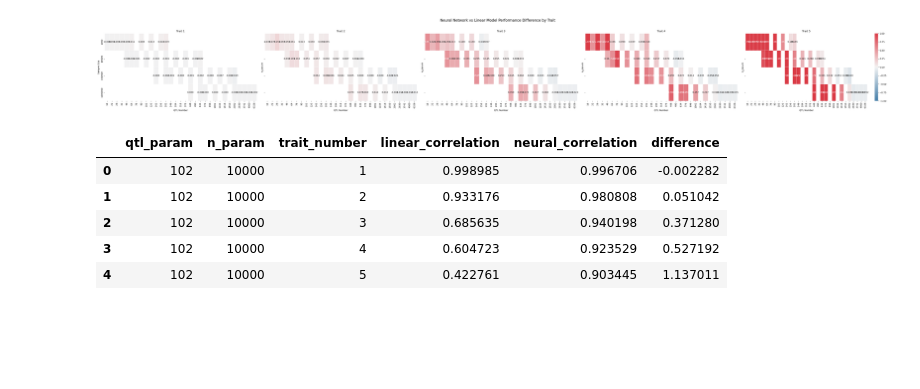
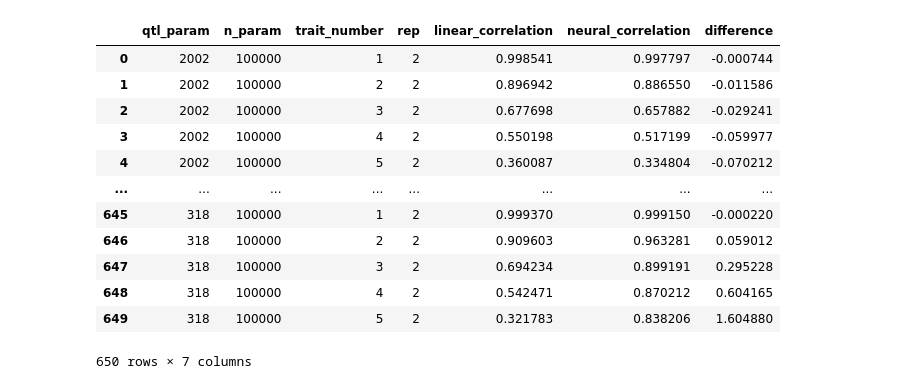
Before and after one commit to Arcadia-Science/2025-epistasis-dl-quantgen, a Jupyter notebook: workflow_sims/alphasimr_mini_snakemake/plot_models_neural.ipynb, the cells around one changed output. Cells and saved outputs as stored; diff of their text form; code cells hidden in the pictures; blank space fills up the shorter version.

```diff
--- a/workflow_sims/alphasimr_mini_snakemake/plot_models_neural.ipynb
+++ b/workflow_sims/alphasimr_mini_snakemake/plot_models_neural.ipynb
@@ -137,0 +73,3 @@ else:
+# %%
+linear_df = harvest_mod_outputs('./gplinear', 'qhaplo_*qtl_*n_rep*_phenotype_correlations_untuned.csv')
+neural_df = harvest_mod_outputs('./gpnet', 'qhaplo_*qtl_*n_rep*_phenotype_correlations_untuned.csv')
@@ -141,13 +97,10 @@ neural_df.rename(columns={'pearson_correlation':'pearson_correlation'}, inplace=
 # %%
 def get_parameter_combinations(df1, df2):
     # Get all unique combinations from both dataframes
-    params1 = df1[['qtl_param', 'n_param', 'trait_number']].drop_duplicates()
-    params2 = df2[['qtl_param', 'n_param', 'trait_number']].drop_duplicates()
+    params1 = df1[['qtl_param', 'n_param', 'trait_number', 'rep']].drop_duplicates()
+    params2 = df2[['qtl_param', 'n_param', 'trait_number', 'rep']].drop_duplicates()
 
     # Find common combinations using merge
-    common_params = pd.merge(params1, params2, on=['qtl_param', 'n_param', 'trait_number'])
+    common_params = pd.merge(params1, params2, on=['qtl_param', 'n_param', 'trait_number', 'rep'])
 
     return common_params
-
-# Get common parameter combinations
-common_params = get_parameter_combinations(linear_df, neural_df)
@@ -248,14 +148,18 @@ def plot_difference_heatmap(comparison_df):
-# %%
-pl2 = plot_difference_heatmap(comparison_df)
-pl2.show()
-# %% [output]
-[figure, removed]
+# %%
+comparison_df = generate_comparison_df(linear_df, neural_df, common_params)
 # %%
-comparison_df.head()
+comparison_df
 # %% [output]
-|  | qtl_param | n_param | trait_number | linear_correlation | neural_correlation | difference |
-| 0 | 102 | 10000 | 1 | 0.998985 | 0.996706 | -0.002282 |
-| 1 | 102 | 10000 | 2 | 0.933176 | 0.980808 | 0.051042 |
-| 2 | 102 | 10000 | 3 | 0.685635 | 0.940198 | 0.371280 |
-| 3 | 102 | 10000 | 4 | 0.604723 | 0.923529 | 0.527192 |
-| 4 | 102 | 10000 | 5 | 0.422761 | 0.903445 | 1.137011 |
+|  | qtl_param | n_param | trait_number | rep | linear_correlation | neural_correlation | difference |
+| 0 | 2002 | 100000 | 1 | 2 | 0.998541 | 0.997797 | -0.000744 |
+| 1 | 2002 | 100000 | 2 | 2 | 0.896942 | 0.886550 | -0.011586 |
+| 2 | 2002 | 100000 | 3 | 2 | 0.677698 | 0.657882 | -0.029241 |
+| 3 | 2002 | 100000 | 4 | 2 | 0.550198 | 0.517199 | -0.059977 |
+| 4 | 2002 | 100000 | 5 | 2 | 0.360087 | 0.334804 | -0.070212 |
+| ... | ... | ... | ... | ... | ... | ... | ... |
+| 645 | 318 | 100000 | 1 | 2 | 0.999370 | 0.999150 | -0.000220 |
+| 646 | 318 | 100000 | 2 | 2 | 0.909603 | 0.963281 | 0.059012 |
+| 647 | 318 | 100000 | 3 | 2 | 0.694234 | 0.899191 | 0.295228 |
+| 648 | 318 | 100000 | 4 | 2 | 0.542471 | 0.870212 | 0.604165 |
+| 649 | 318 | 100000 | 5 | 2 | 0.321783 | 0.838206 | 1.604880 |
+650 rows × 7 columns
```
Also changed, not shown: parts of 14 cells of this notebook.
